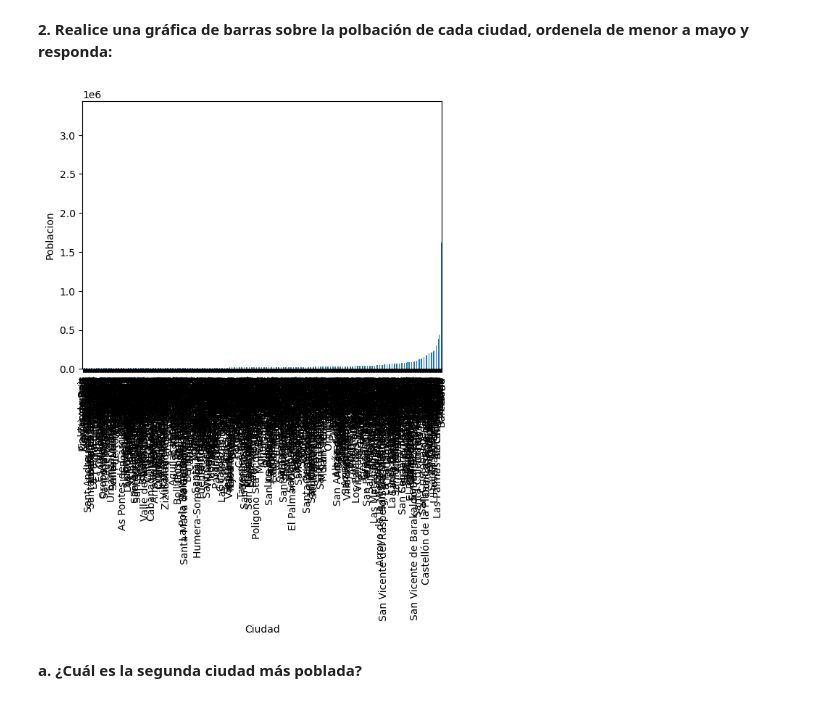
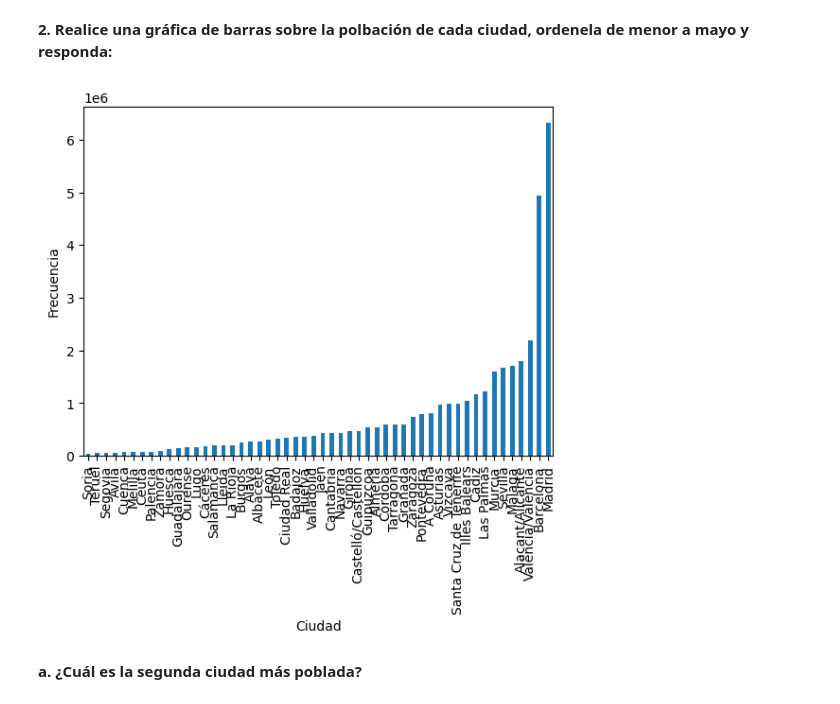
Before and after one commit to ElMangel/Laboratorio3, a Jupyter notebook: Laboratorio3_19000522.ipynb, the cells around one changed output. Saved outputs shown, nothing was run; the diff lists cells and outputs as text; code cells hidden in the pictures.

```diff
--- a/Laboratorio3_19000522.ipynb
+++ b/Laboratorio3_19000522.ipynb
@@ -136,17 +136,17 @@ muni
 # %%
 import matplotlib.pyplot as plt
 
-pob_mun =dataframe.groupby('Texto')['Poblacion'].sum().reset_index()
+pob_mun =dataframe.groupby('Provincia')['Poblacion'].sum().reset_index()
 pob_mun = pob_mun.sort_values(by='Poblacion', ascending=True)
-grafico = pob_mun.plot(kind='bar', x='Texto', y='Poblacion', legend=None)
+grafico = pob_mun.plot(kind='bar', x='Provincia', y='Poblacion', legend=None)
 
 # Añadir etiquetas al gráfico
 grafico.set_xlabel('Ciudad')
-grafico.set_ylabel('Poblacion')
+grafico.set_ylabel('Frecuencia')
 
 # Mostrar el gráfico
 plt.show()
 # %% [output]
-[figure, old version]
+[figure, new version]
 # %% [markdown]
 **a. ¿Cuál es la segunda ciudad más poblada?**
```
Also changed, not shown: parts of 17 cells of this notebook.
